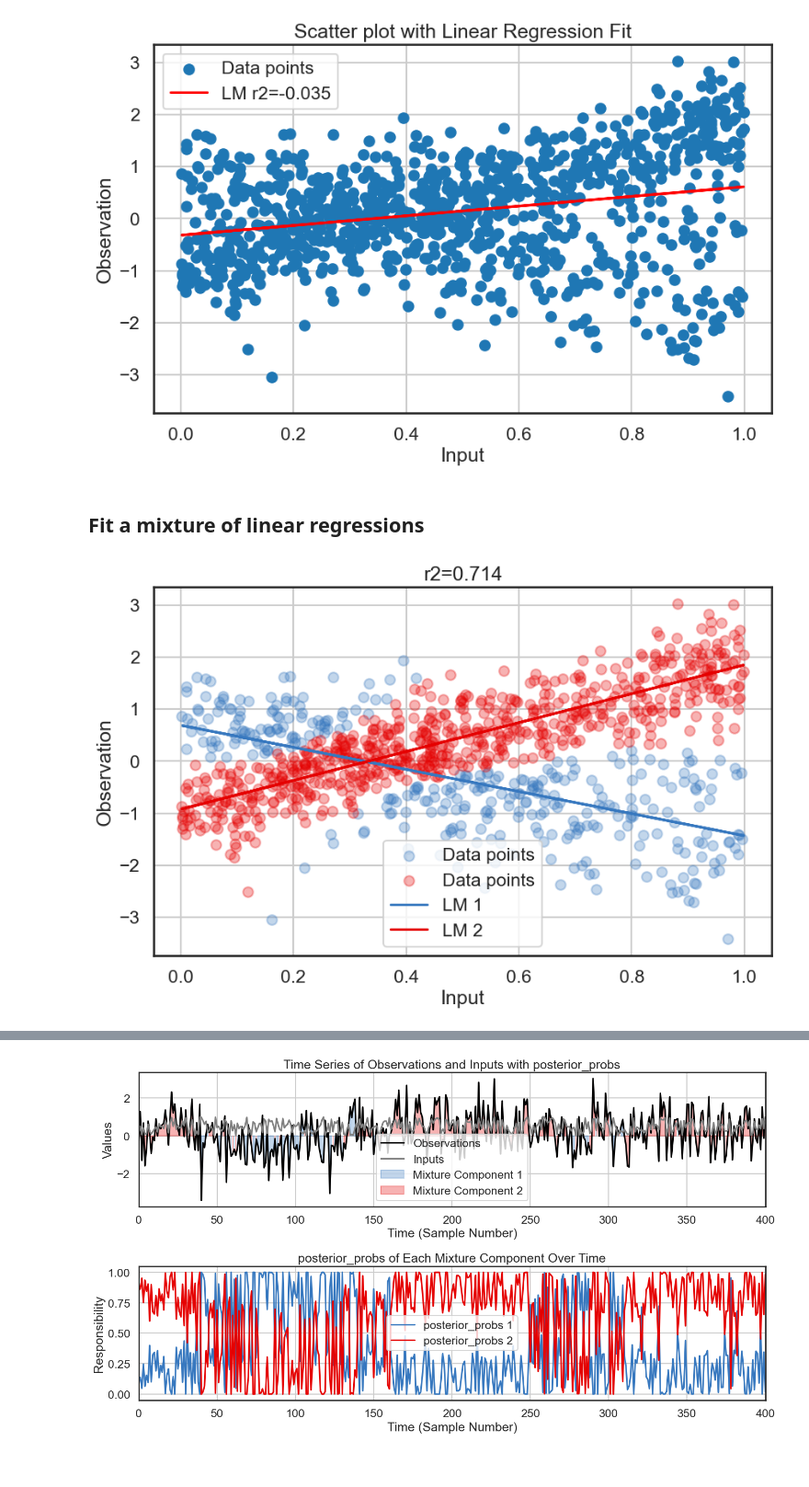
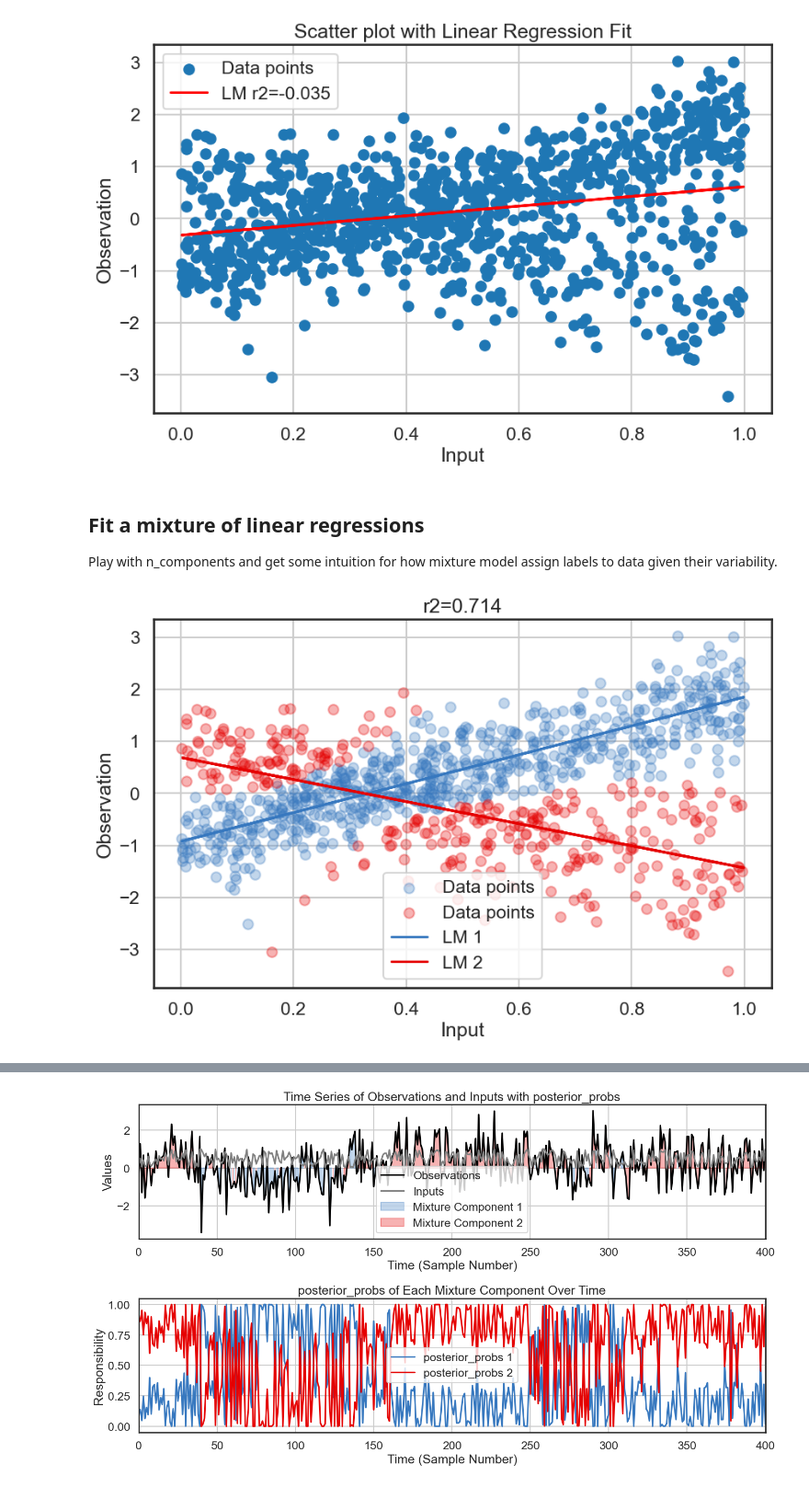
Before and after one commit to mazzulab/tutorial_dyn_sys_neuro, a Jupyter notebook: Input-driven linear model (LM-HMM).ipynb, the cells around one changed output, grey strips where cells are left out. Shown at 92% size. Saved outputs shown, nothing was run; the diff lists cells and outputs as text; code cells hidden in the pictures.

```diff
--- a/Input-driven linear model (LM-HMM).ipynb
+++ b/Input-driven linear model (LM-HMM).ipynb
@@ -32,15 +30,15 @@
 # %% [markdown]
 # Generate mystery data
 # %%
-import utils_tutorial
 import matplotlib.pyplot as plt
-import numpy as np
+# import numpy as np
 import pickle
 np.random.seed(2)
 import autograd.numpy as np
-import autograd.numpy.random as npr
+# import autograd.numpy.random as npr
 import ssm # note this should be the forked ssm repo above
 from ssm.util import find_permutation
+import ssm.utils_tutorial as utils_tutorial
 from ssm.plots import gradient_cmap, white_to_color_cmap
 from sklearn.linear_model import LinearRegression
 from sklearn.model_selection import train_test_split, KFold
@@ -78,7 +76,7 @@ obs, inpt, mystery_model,true_labels = utils_tutorial.mysteryData()
 data={'inpt':inpt, 'obs':obs}
 
 # Save the dictionary
-with open('mysteryData.pkl', 'wb') as f: pickle.dump(data, f)
+# with open('mysteryData.pkl', 'wb') as f: pickle.dump(data, f)
 # %% [markdown]
 ## Fit a Linear Model (LM)
 
@@ -117,48 +115,50 @@ plt.show()
 [figure]
 # %% [markdown]
 ## Fit a mixture of linear regressions
+
+Play with n_components and get some intuition for how mixture model assign labels to data given their variability.
 # %%
 import matplotlib.pyplot as plt
 from sklearn.metrics import r2_score
 n_components=2
 # Load the provided data
-file_path_new = 'mysteryData.pkl'
-with open(file_path_new, 'rb') as file:
-    new_data = pickle.load(file)
+# file_path_new = 'mysteryData.pkl'
+# with open(file_path_new, 'rb') as file:
+#     new_data = pickle.load(file)
 
 # Unpack the new data
-inpt_new = np.ravel(new_data['inpt'])
-obs_new = np.ravel(new_data['obs'])
+inpt_new = np.ravel(data['inpt'])
+obs_new = np.ravel(data['obs'])
 
 # Reshape the data
 X = inpt_new.reshape(-1, 1)
 y = obs_new
 
 # Fit the model to the generated data
 model = utils_tutorial.MixtureOfLinearRegressions(n_components=n_components)
 model.fit(X, y)
 predictions = model.predict(X,y)
 r2_mlm = r2_score(y, predictions)
 
 # Predict labels for each data point
 labels_em = model.predict_labels(X,y)
 
 # Scatter plot of the data with EM components and fitted lines
 plt.figure(figsize=(10, 6))
 for i in range(n_components):
     plt.scatter(X[labels_em==i], y[labels_em==i], color=colors[i],alpha=0.3, label='Data points')
 plt.xlabel('Input')
 plt.ylabel('Observation')
 plt.title('Scatter plot with Mixture of Linear Regressions using EM')
 
 # Overlay the fitted lines
 for i, lin_model in enumerate(model.em_algorithm.models_):
     plt.plot(X, lin_model.predict(X), color=colors[i], label=f'LM {i+1}')
 plt.title(f'r2={r2_mlm:.3f}')
 plt.legend()
 plt.grid(True)
 plt.show()
 # %% [output]
-[figure, old version]
+[figure, new version]
 # %% [markdown]
 ## Find best number of hidden states
```
Also changed, not shown: parts of 34 cells of this notebook.
